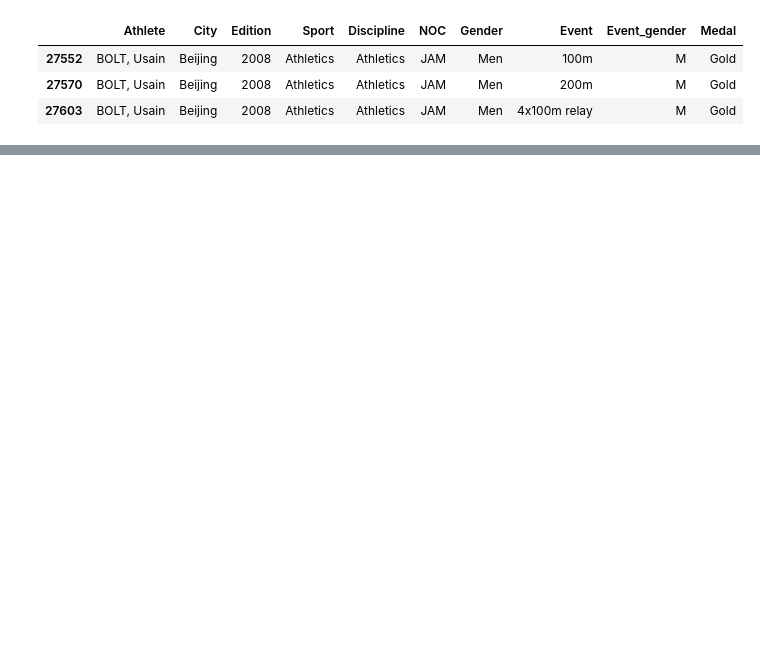
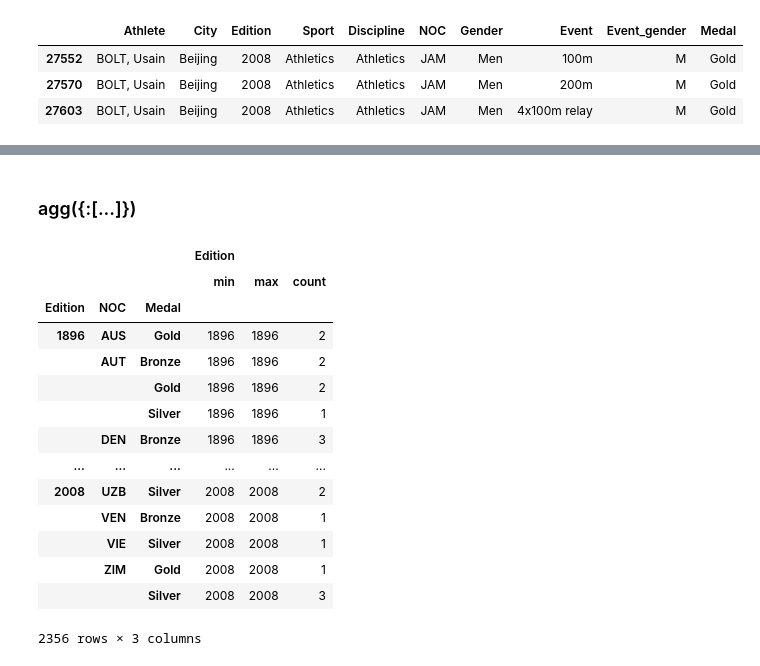
Before and after one commit to theSohanur/pandas-essential, a Jupyter notebook: pandas.notebook.ipynb, the cells around one changed output, grey strips where cells are left out. Drawn from its saved outputs; the diff is of its cells as text; code cells hidden in the pictures; blank space fills up the shorter version.

```diff
--- a/pandas.notebook.ipynb
+++ b/pandas.notebook.ipynb
@@ -908,0 +1006,20 @@ oly.iloc[1:4]
+# %% [markdown]
+### agg({:[...]})
+# %%
+oly.groupby(['Edition','NOC','Medal']).agg({'Edition':['min','max','count']})
+# %% [output]
+|  |  |  | Edition |  |  |
+|  |  |  | min | max | count |
+| Edition | NOC | Medal |  |  |  |
+| 1896 | AUS | Gold | 1896 | 1896 | 2 |
+|  | AUT | Bronze | 1896 | 1896 | 2 |
+|  |  | Gold | 1896 | 1896 | 2 |
+|  |  | Silver | 1896 | 1896 | 1 |
+|  | DEN | Bronze | 1896 | 1896 | 3 |
+| ... | ... | ... | ... | ... | ... |
+| 2008 | UZB | Silver | 2008 | 2008 | 2 |
+|  | VEN | Bronze | 2008 | 2008 | 1 |
+|  | VIE | Silver | 2008 | 2008 | 1 |
+|  | ZIM | Gold | 2008 | 2008 | 1 |
+|  |  | Silver | 2008 | 2008 | 3 |
+2356 rows × 3 columns
```
Also changed, not shown: parts of 13 cells of this notebook.
